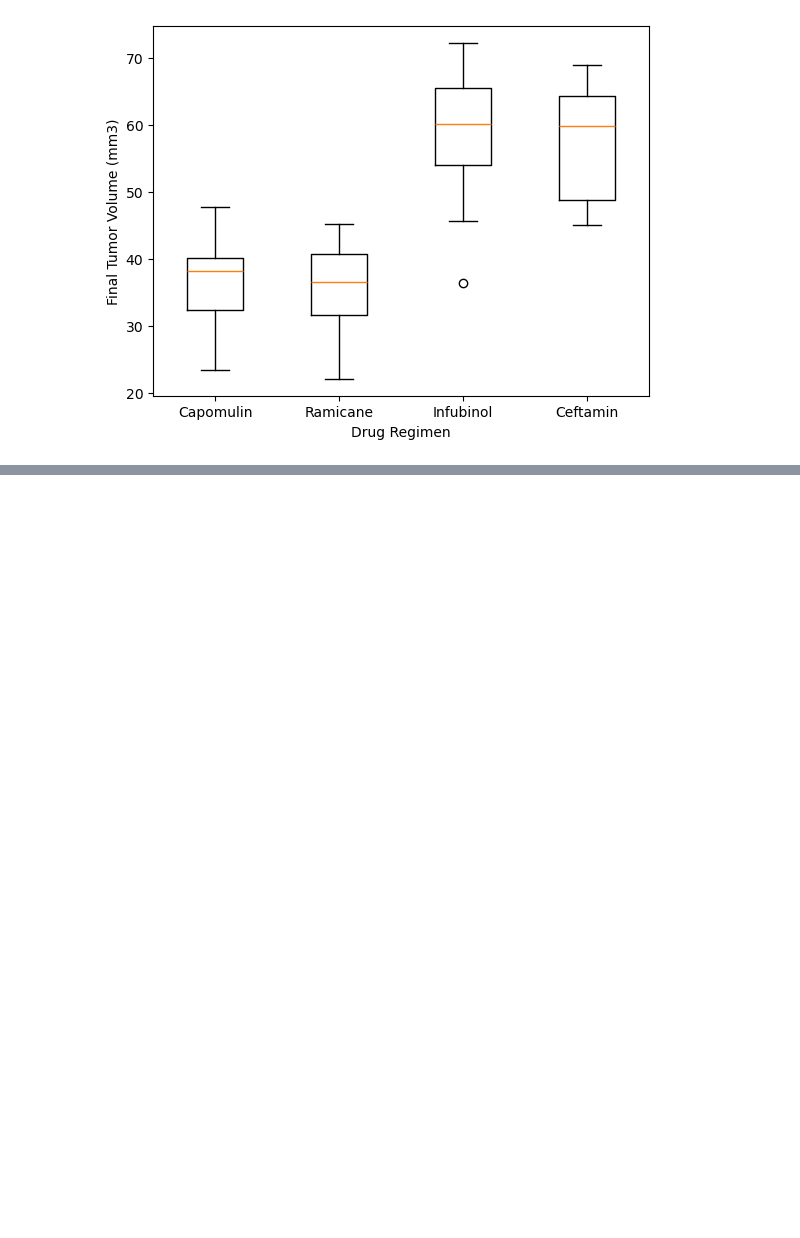
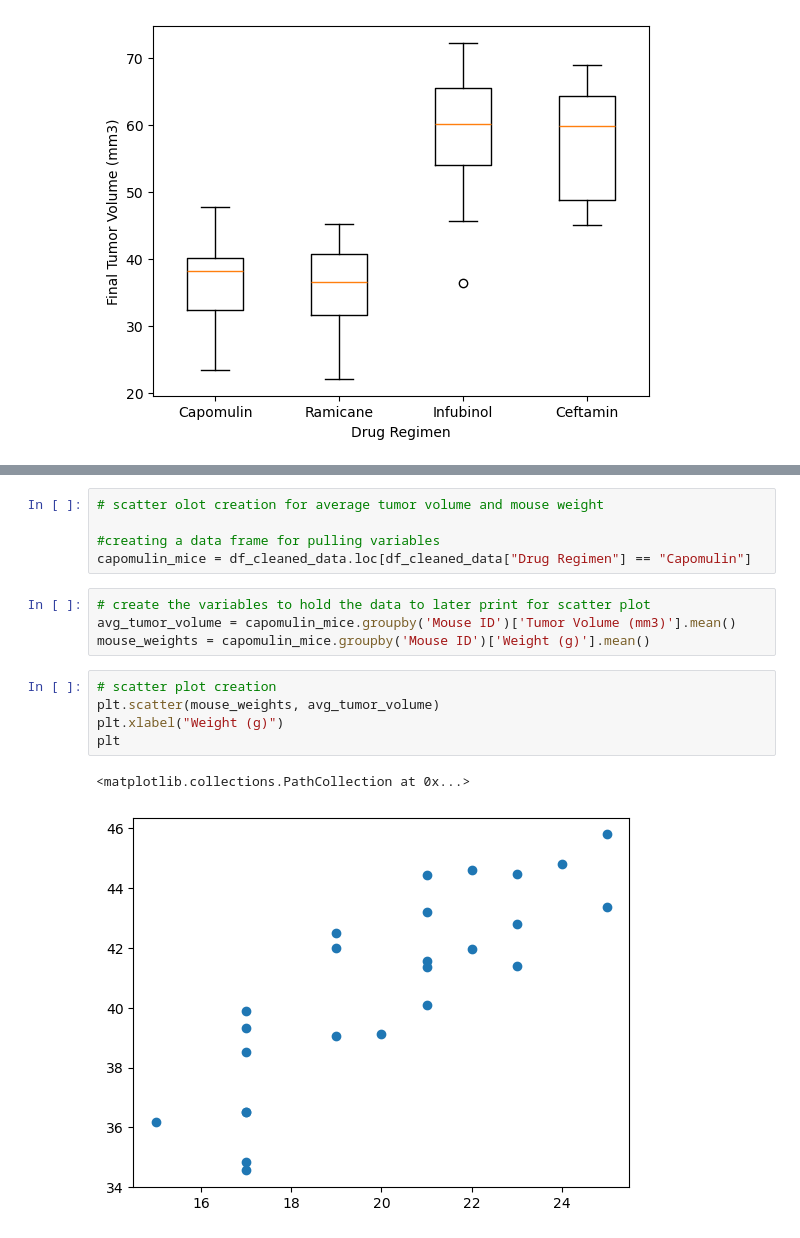
Before and after one commit to jyeags45/Module_5_assignement, a Jupyter notebook: Mice Data.ipynb, the cells around one changed output, grey strips where cells are left out. Drawn from its saved outputs; the diff is of its cells as text; blank space fills up the shorter version.

```diff
--- a/Mice Data.ipynb
+++ b/Mice Data.ipynb
@@ -316,0 +371,17 @@ plt.show()
+# %%
+# scatter olot creation for average tumor volume and mouse weight
+
+#creating a data frame for pulling variables
+capomulin_mice = df_cleaned_data.loc[df_cleaned_data["Drug Regimen"] == "Capomulin"]
+# %%
+# create the variables to hold the data to later print for scatter plot
+avg_tumor_volume = capomulin_mice.groupby('Mouse ID')['Tumor Volume (mm3)'].mean()
+mouse_weights = capomulin_mice.groupby('Mouse ID')['Weight (g)'].mean()
+# %%
+# scatter plot creation
+plt.scatter(mouse_weights, avg_tumor_volume)
+plt.xlabel("Weight (g)")
+plt
+# %% [output]
+<matplotlib.collections.PathCollection at 0x...>
+[figure, added]
```
Also changed, not shown: parts of 6 cells of this notebook.
